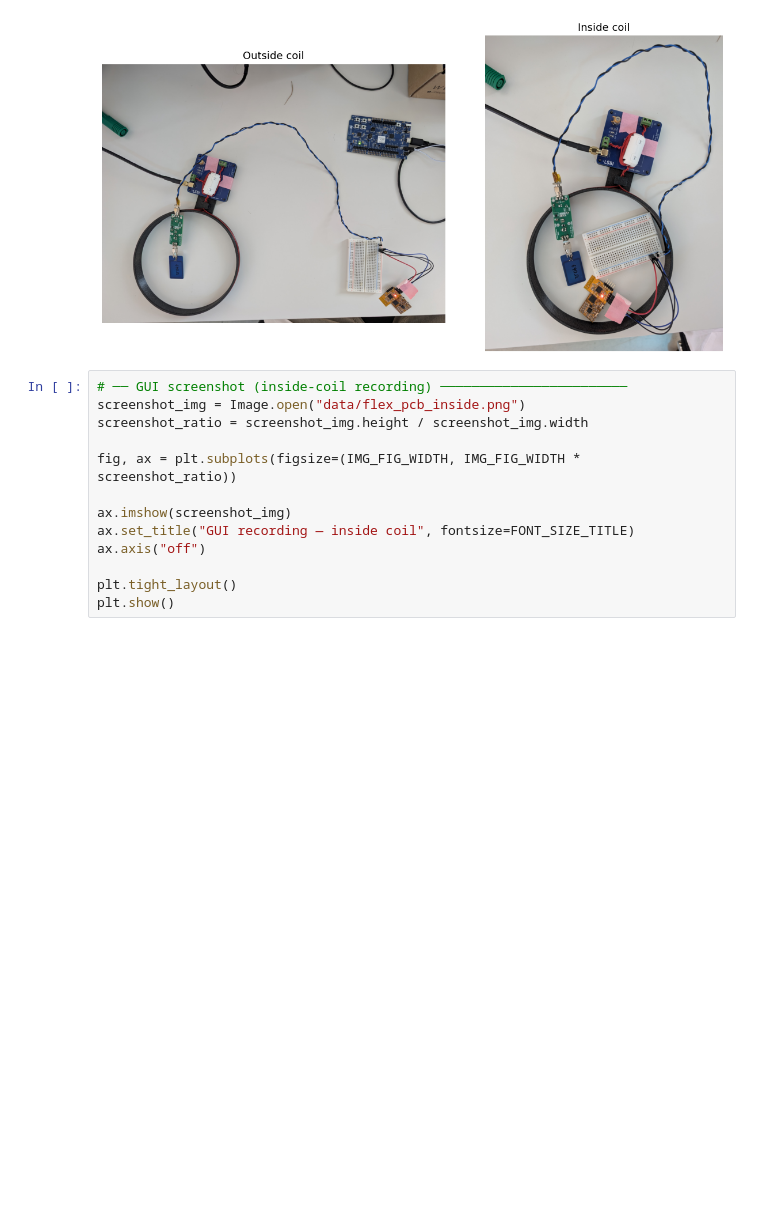
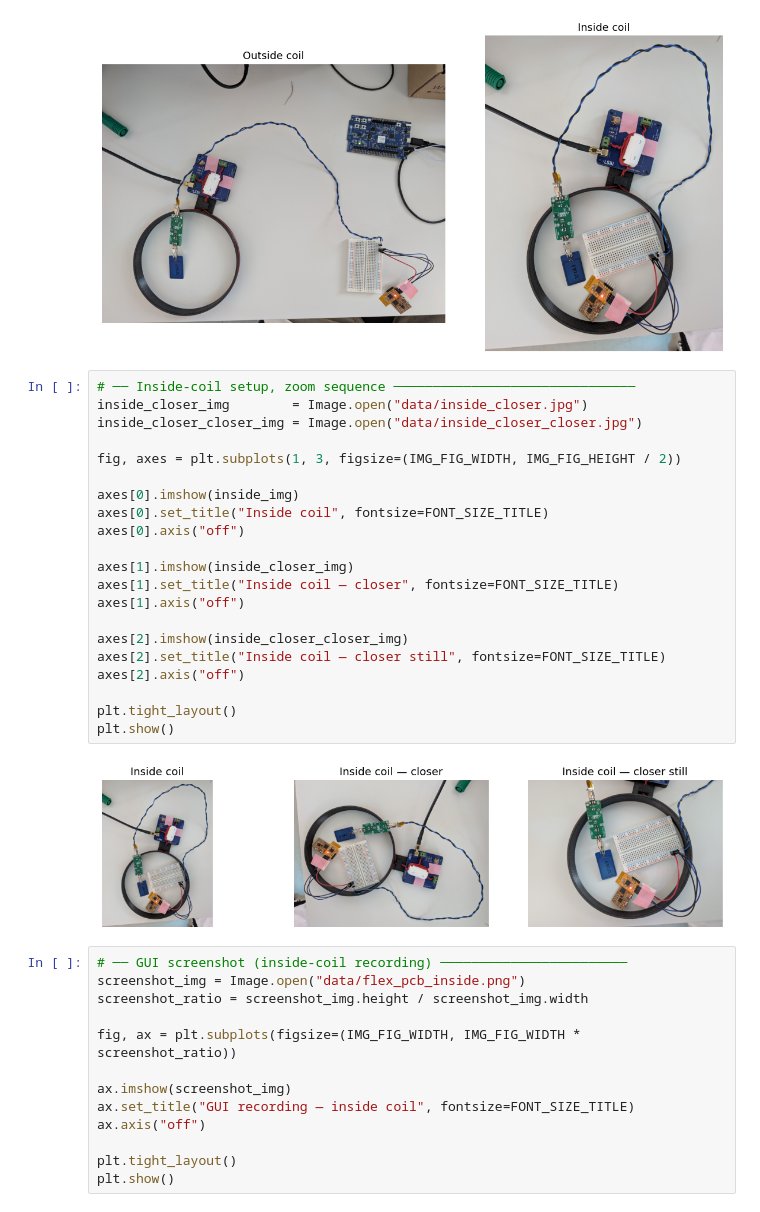
Before and after one commit to Simonseyfert/ble_plot, a Jupyter notebook: plot.ipynb, the cells around one changed output. Saved outputs shown, nothing was run; the diff lists cells and outputs as text; blank space fills up the shorter version.

```diff
--- a/plot.ipynb
+++ b/plot.ipynb
@@ -781,6 +781,29 @@ plt.tight_layout()
 plt.show()
 # %% [output]
 [figure]
+# %%
+# ── Inside-coil setup, zoom sequence ───────────────────────────────
+inside_closer_img        = Image.open("data/inside_closer.jpg")
+inside_closer_closer_img = Image.open("data/inside_closer_closer.jpg")
+
+fig, axes = plt.subplots(1, 3, figsize=(IMG_FIG_WIDTH, IMG_FIG_HEIGHT / 2))
+
+axes[0].imshow(inside_img)
+axes[0].set_title("Inside coil", fontsize=FONT_SIZE_TITLE)
+axes[0].axis("off")
+
+axes[1].imshow(inside_closer_img)
+axes[1].set_title("Inside coil — closer", fontsize=FONT_SIZE_TITLE)
+axes[1].axis("off")
+
+axes[2].imshow(inside_closer_closer_img)
+axes[2].set_title("Inside coil — closer still", fontsize=FONT_SIZE_TITLE)
+axes[2].axis("off")
+
+plt.tight_layout()
+plt.show()
+# %% [output]
+[figure, added]
 # %%
 # ── GUI screenshot (inside-coil recording) ────────────────────────
 screenshot_img = Image.open("data/flex_pcb_inside.png")
```
Also changed, not shown: 2 other files.
